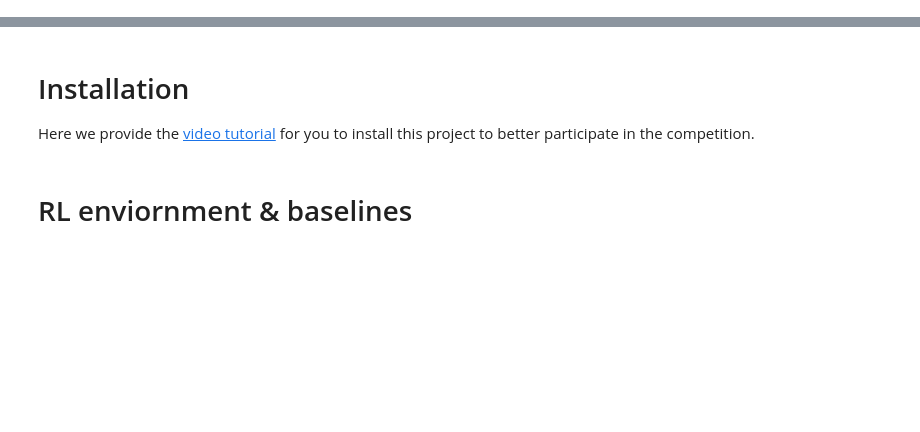
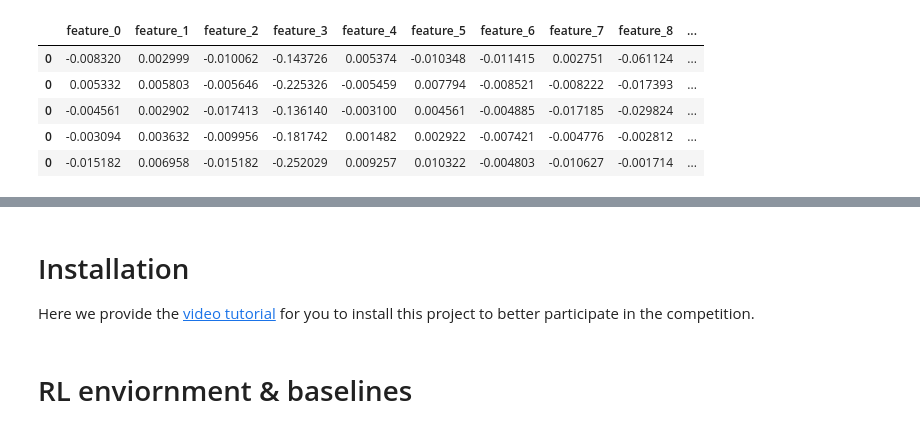
Before and after one commit to TradeMaster-NTU/TradeMaster, a Jupyter notebook: competition/competition.ipynb, the cells around one changed output, grey strips where cells are left out. Cells and saved outputs as stored; diff of their text form; code cells hidden in the pictures; blank space fills up the shorter version.

```diff
--- a/competition/competition.ipynb
+++ b/competition/competition.ipynb
@@ -20,0 +15,12 @@ Here, we provide a baseline for the competition using one of the algorithms in T
+# %%
+import numpy as np
+import pandas as pd
+train=pd.read_csv("data/train.csv",index_col=0)
+train.head(5)
+# %% [output]
+|  | feature_0 | feature_1 | feature_2 | feature_3 | feature_4 | feature_5 | feature_6 | feature_7 | feature_8 | ... |
+| 0 | -0.008320 | 0.002999 | -0.010062 | -0.143726 | 0.005374 | -0.010348 | -0.011415 | 0.002751 | -0.061124 | ... |
+| 0 | 0.005332 | 0.005803 | -0.005646 | -0.225326 | -0.005459 | 0.007794 | -0.008521 | -0.008222 | -0.017393 | ... |
+| 0 | -0.004561 | 0.002902 | -0.017413 | -0.136140 | -0.003100 | 0.004561 | -0.004885 | -0.017185 | -0.029824 | ... |
+| 0 | -0.003094 | 0.003632 | -0.009956 | -0.181742 | 0.001482 | 0.002922 | -0.007421 | -0.004776 | -0.002812 | ... |
+| 0 | -0.015182 | 0.006958 | -0.015182 | -0.252029 | 0.009257 | 0.010322 | -0.004803 | -0.010627 | -0.001714 | ... |
```
Also changed, not shown: parts of 12 cells of this notebook.
